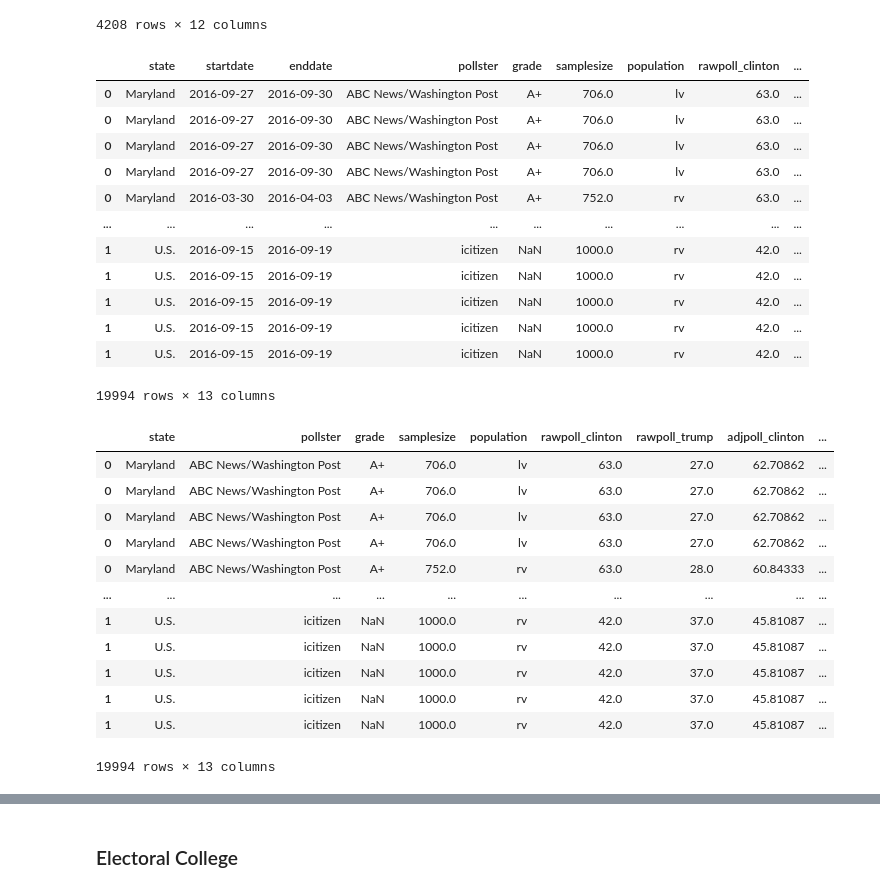
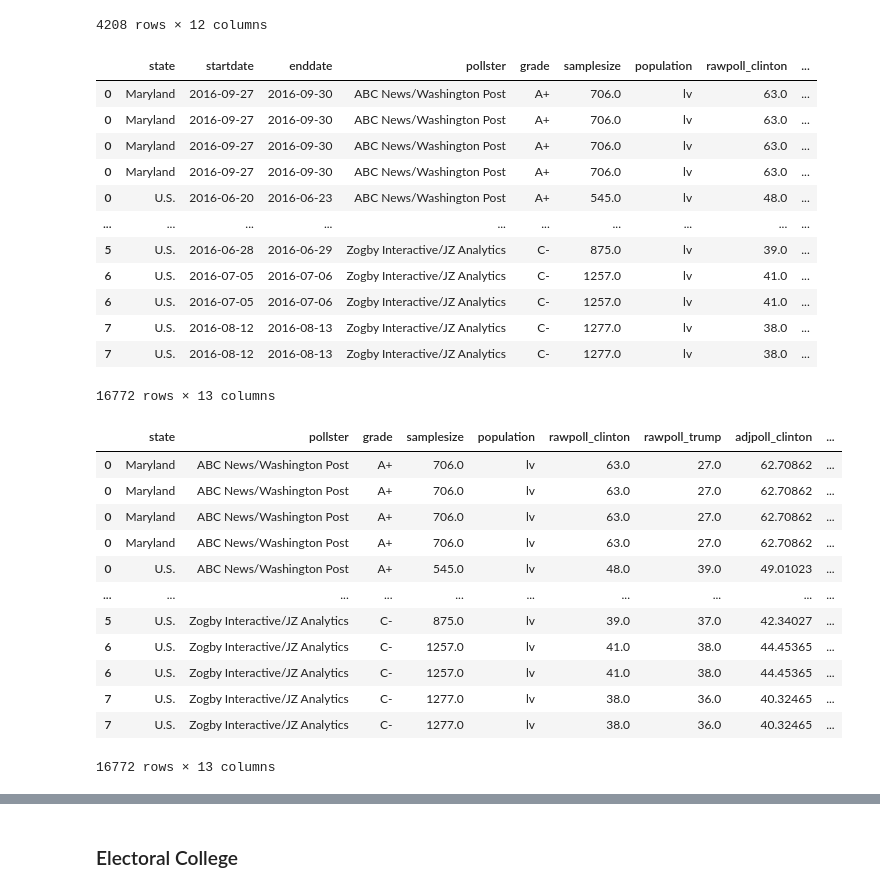
Before and after one commit to mairihallman/MAT-4376E-F24, a Jupyter notebook: 1-data-visualization/data_cleaning.ipynb, the cells around one changed output, grey strips where cells are left out. Drawn from its saved outputs; the diff is of its cells as text; code cells hidden in the pictures.

```diff
--- a/1-data-visualization/data_cleaning.ipynb
+++ b/1-data-visualization/data_cleaning.ipynb
@@ -136,6 +136,8 @@ df_adj.sort_values(by=['state','pollster','population','grade','startdate'])
 | 0 | Wyoming | 2016-10-04 | 2016-11-06 | YouGov | B | 151.0 | lv | 26.20 | ... |
 4208 rows × 12 columns
 # %%
+df_adj = df_adj[df_adj["population"] == 'lv'] # likely voters only
+
 def split_to_individual_days(df):
     expanded_rows = []
 
@@ -147,66 +149,65 @@ def split_to_individual_days(df):
             expanded_row['day'] = day
             expanded_rows.append(expanded_row)
 
     return pd.DataFrame(expanded_rows)
 
-# # formula from FiveThirtyEight
-# def weighted_average(group, value_column):
-#     sqrt_sample_sizes = group['samplesizeadj'] ** 0.5
-#     median_sqrt_sample_size = group['samplesizeadj'].median() ** 0.5
-#     weights = sqrt_sample_sizes / median_sqrt_sample_size
-#     return (group[value_column] * weights).sum() / weights.sum()
+df_expanded = split_to_individual_days(df_adj)
+
+df_expanded
+
+
 
 # def aggregate_by_day(df):
 #     agg_df = df.groupby(['pollster', 'state', 'population', 'day','grade'],dropna=False).apply(
 #         lambda x: pd.Series({
 #             'weighted_clinton': weighted_average(x, 'rawpoll_clinton'),
 #             'weighted_trump': weighted_average(x, 'rawpoll_trump'),
 #             'samplesize_total': x['samplesizeadj'].sum()
 #         })
 #     ).reset_index()
 
 #     agg_df["c-minus-t"] = agg_df["weighted_clinton"] - agg_df["weighted_trump"]
 #     return agg_df
 
 # expanded_df = split_to_individual_days(df)
 
 # df_agg = aggregate_by_day(expanded_df)
 
-df_agg = split_to_individual_days(df_adj)
+# df_agg = split_to_individual_days(df_adj)
 
-df_agg
+# df_agg
  #20297
 # %% [output]
 |  | state | startdate | enddate | pollster | grade | samplesize | population | rawpoll_clinton | ... |
 | 0 | Maryland | 2016-09-27 | 2016-09-30 | ABC News/Washington Post | A+ | 706.0 | lv | 63.0 | ... |
 | 0 | Maryland | 2016-09-27 | 2016-09-30 | ABC News/Washington Post | A+ | 706.0 | lv | 63.0 | ... |
 | 0 | Maryland | 2016-09-27 | 2016-09-30 | ABC News/Washington Post | A+ | 706.0 | lv | 63.0 | ... |
 | 0 | Maryland | 2016-09-27 | 2016-09-30 | ABC News/Washington Post | A+ | 706.0 | lv | 63.0 | ... |
-| 0 | Maryland | 2016-03-30 | 2016-04-03 | ABC News/Washington Post | A+ | 752.0 | rv | 63.0 | ... |
+| 0 | U.S. | 2016-06-20 | 2016-06-23 | ABC News/Washington Post | A+ | 545.0 | lv | 48.0 | ... |
 | ... | ... | ... | ... | ... | ... | ... | ... | ... | ... |
-| 1 | U.S. | 2016-09-15 | 2016-09-19 | icitizen | NaN | 1000.0 | rv | 42.0 | ... |
-| 1 | U.S. | 2016-09-15 | 2016-09-19 | icitizen | NaN | 1000.0 | rv | 42.0 | ... |
-| 1 | U.S. | 2016-09-15 | 2016-09-19 | icitizen | NaN | 1000.0 | rv | 42.0 | ... |
-| 1 | U.S. | 2016-09-15 | 2016-09-19 | icitizen | NaN | 1000.0 | rv | 42.0 | ... |
-| 1 | U.S. | 2016-09-15 | 2016-09-19 | icitizen | NaN | 1000.0 | rv | 42.0 | ... |
+| 5 | U.S. | 2016-06-28 | 2016-06-29 | Zogby Interactive/JZ Analytics | C- | 875.0 | lv | 39.0 | ... |
+| 6 | U.S. | 2016-07-05 | 2016-07-06 | Zogby Interactive/JZ Analytics | C- | 1257.0 | lv | 41.0 | ... |
+| 6 | U.S. | 2016-07-05 | 2016-07-06 | Zogby Interactive/JZ Analytics | C- | 1257.0 | lv | 41.0 | ... |
+| 7 | U.S. | 2016-08-12 | 2016-08-13 | Zogby Interactive/JZ Analytics | C- | 1277.0 | lv | 38.0 | ... |
+| 7 | U.S. | 2016-08-12 | 2016-08-13 | Zogby Interactive/JZ Analytics | C- | 1277.0 | lv | 38.0 | ... |
-19994 rows × 13 columns
+16772 rows × 13 columns
 # %%
-#df_agg.drop(columns=['startdate','enddate'],inplace=True)
+df_expanded.drop(columns=['startdate','enddate'],inplace=True)
 
-df_agg['c_minus_t_raw'] = df_agg['rawpoll_clinton'] - df_agg['rawpoll_trump']
-df_agg['c_minus_t_adj'] = df_agg['adjpoll_clinton'] - df_agg['adjpoll_trump']
-df_agg
+df_expanded['c_minus_t_raw'] = df_expanded['rawpoll_clinton'] - df_expanded['rawpoll_trump']
+df_expanded['c_minus_t_adj'] = df_expanded['adjpoll_clinton'] - df_expanded['adjpoll_trump']
+df_expanded
 # %% [output]
 |  | state | pollster | grade | samplesize | population | rawpoll_clinton | rawpoll_trump | adjpoll_clinton | ... |
 | 0 | Maryland | ABC News/Washington Post | A+ | 706.0 | lv | 63.0 | 27.0 | 62.70862 | ... |
 | 0 | Maryland | ABC News/Washington Post | A+ | 706.0 | lv | 63.0 | 27.0 | 62.70862 | ... |
 | 0 | Maryland | ABC News/Washington Post | A+ | 706.0 | lv | 63.0 | 27.0 | 62.70862 | ... |
 | 0 | Maryland | ABC News/Washington Post | A+ | 706.0 | lv | 63.0 | 27.0 | 62.70862 | ... |
-| 0 | Maryland | ABC News/Washington Post | A+ | 752.0 | rv | 63.0 | 28.0 | 60.84333 | ... |
+| 0 | U.S. | ABC News/Washington Post | A+ | 545.0 | lv | 48.0 | 39.0 | 49.01023 | ... |
 | ... | ... | ... | ... | ... | ... | ... | ... | ... | ... |
-| 1 | U.S. | icitizen | NaN | 1000.0 | rv | 42.0 | 37.0 | 45.81087 | ... |
-| 1 | U.S. | icitizen | NaN | 1000.0 | rv | 42.0 | 37.0 | 45.81087 | ... |
-| 1 | U.S. | icitizen | NaN | 1000.0 | rv | 42.0 | 37.0 | 45.81087 | ... |
-| 1 | U.S. | icitizen | NaN | 1000.0 | rv | 42.0 | 37.0 | 45.81087 | ... |
-| 1 | U.S. | icitizen | NaN | 1000.0 | rv | 42.0 | 37.0 | 45.81087 | ... |
+| 5 | U.S. | Zogby Interactive/JZ Analytics | C- | 875.0 | lv | 39.0 | 37.0 | 42.34027 | ... |
+| 6 | U.S. | Zogby Interactive/JZ Analytics | C- | 1257.0 | lv | 41.0 | 38.0 | 44.45365 | ... |
+| 6 | U.S. | Zogby Interactive/JZ Analytics | C- | 1257.0 | lv | 41.0 | 38.0 | 44.45365 | ... |
+| 7 | U.S. | Zogby Interactive/JZ Analytics | C- | 1277.0 | lv | 38.0 | 36.0 | 40.32465 | ... |
+| 7 | U.S. | Zogby Interactive/JZ Analytics | C- | 1277.0 | lv | 38.0 | 36.0 | 40.32465 | ... |
-19994 rows × 13 columns
+16772 rows × 13 columns
```
Also changed, not shown: parts of 10 cells of this notebook, 27 other files.
